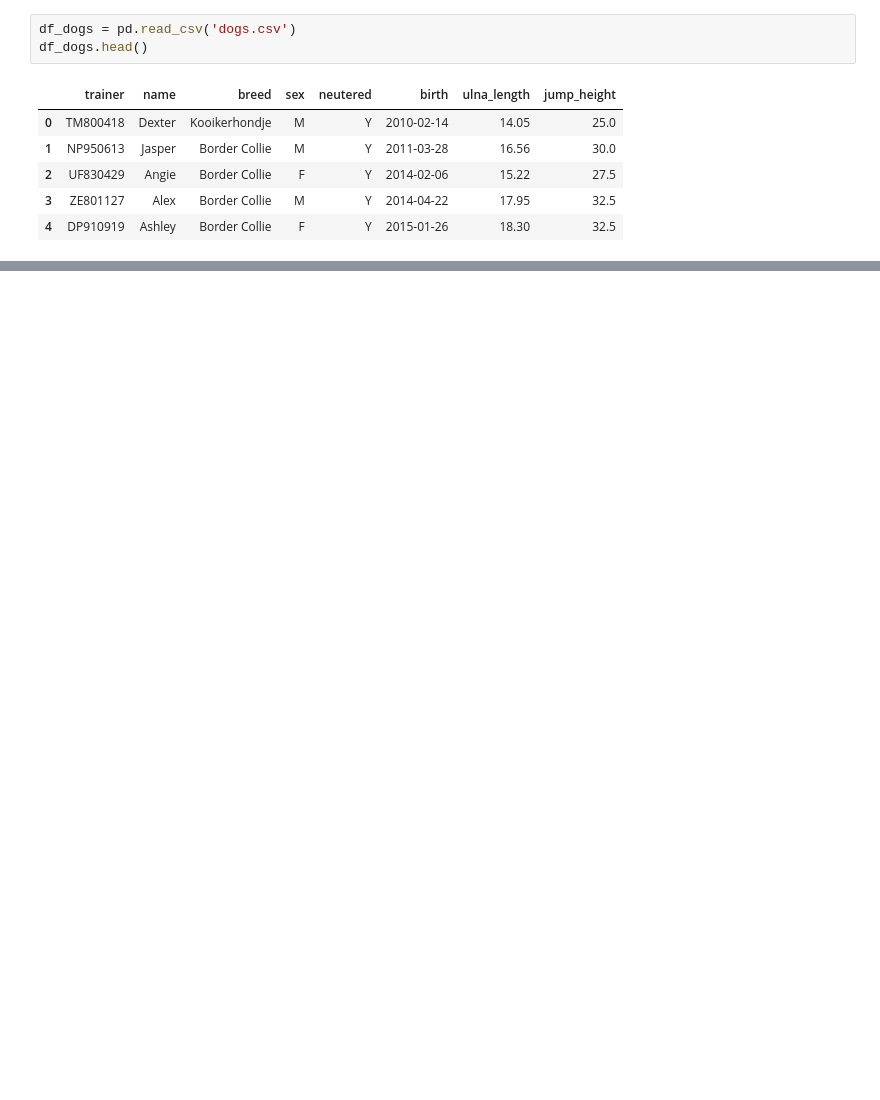
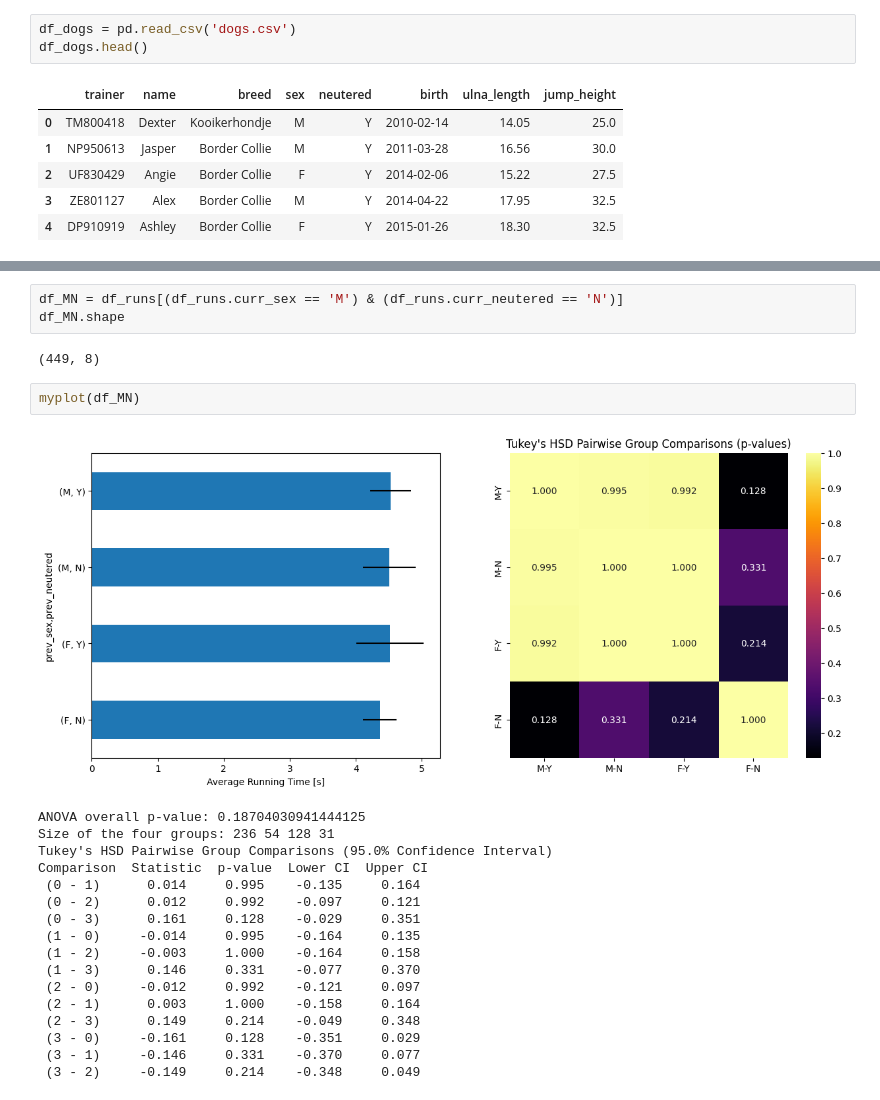
Before and after one commit to dzsobacsi/flyball-project, a Jupyter notebook: 3b-change-partner.ipynb, the cells around one changed output, grey strips where cells are left out. Cells and saved outputs as stored; diff of their text form; blank space fills up the shorter version.

```diff
--- a/3b-change-partner.ipynb
+++ b/3b-change-partner.ipynb
@@ -70,0 +144,25 @@ By checking the results between each pair it turns out:
+# %%
+df_MN = df_runs[(df_runs.curr_sex == 'M') & (df_runs.curr_neutered == 'N')]
+df_MN.shape
+# %% [output]
+(449, 8)
+# %%
+myplot(df_MN)
+# %% [output]
+[figure, added]
+ANOVA overall p-value: 0.18704030941444125
+Size of the four groups: 236 54 128 31
+Tukey's HSD Pairwise Group Comparisons (95.0% Confidence Interval)
+Comparison  Statistic  p-value  Lower CI  Upper CI
+ (0 - 1)      0.014     0.995    -0.135     0.164
+ (0 - 2)      0.012     0.992    -0.097     0.121
+ (0 - 3)      0.161     0.128    -0.029     0.351
+ (1 - 0)     -0.014     0.995    -0.164     0.135
+ (1 - 2)     -0.003     1.000    -0.164     0.158
+ (1 - 3)      0.146     0.331    -0.077     0.370
+ (2 - 0)     -0.012     0.992    -0.121     0.097
+ (2 - 1)      0.003     1.000    -0.158     0.164
+ (2 - 3)      0.149     0.214    -0.049     0.348
+ (3 - 0)     -0.161     0.128    -0.351     0.029
+ (3 - 1)     -0.146     0.331    -0.370     0.077
+ (3 - 2)     -0.149     0.214    -0.348     0.049
```
Also changed, not shown: parts of 21 cells of this notebook.
